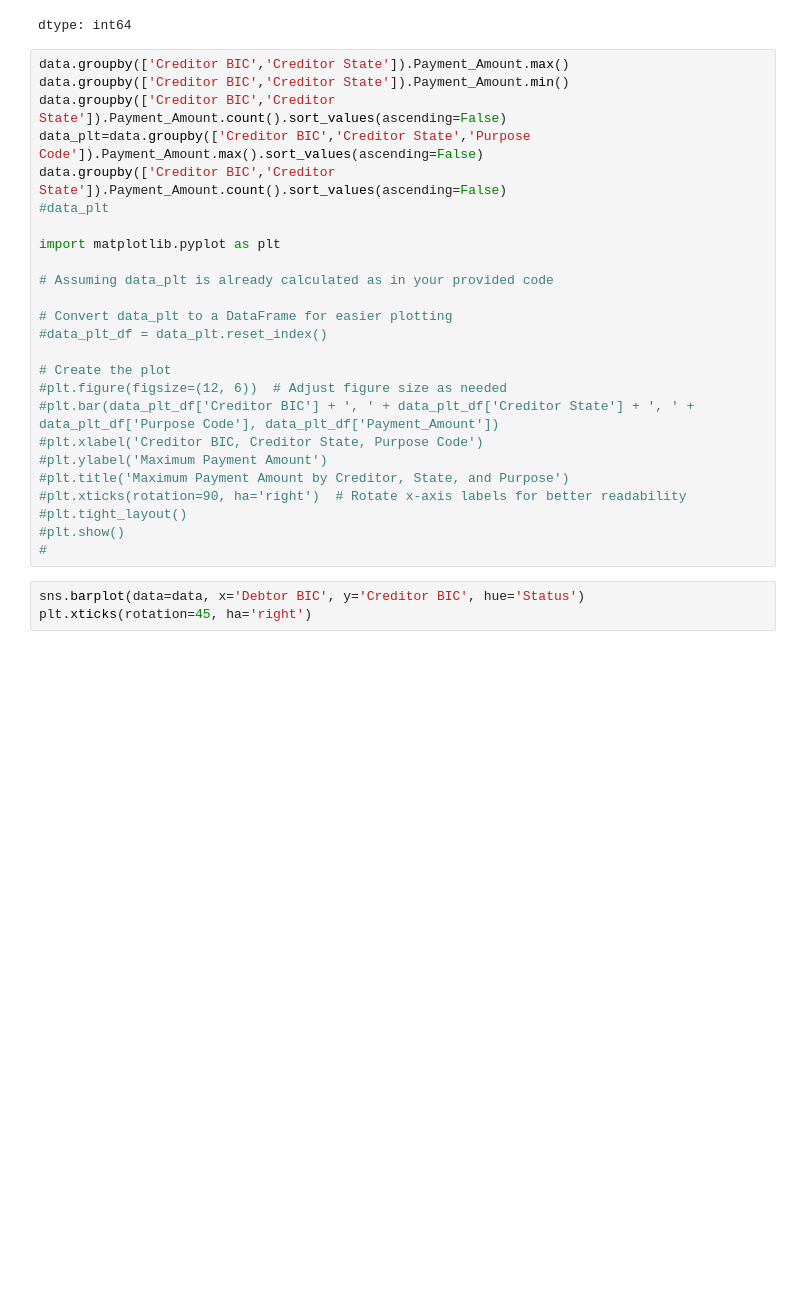
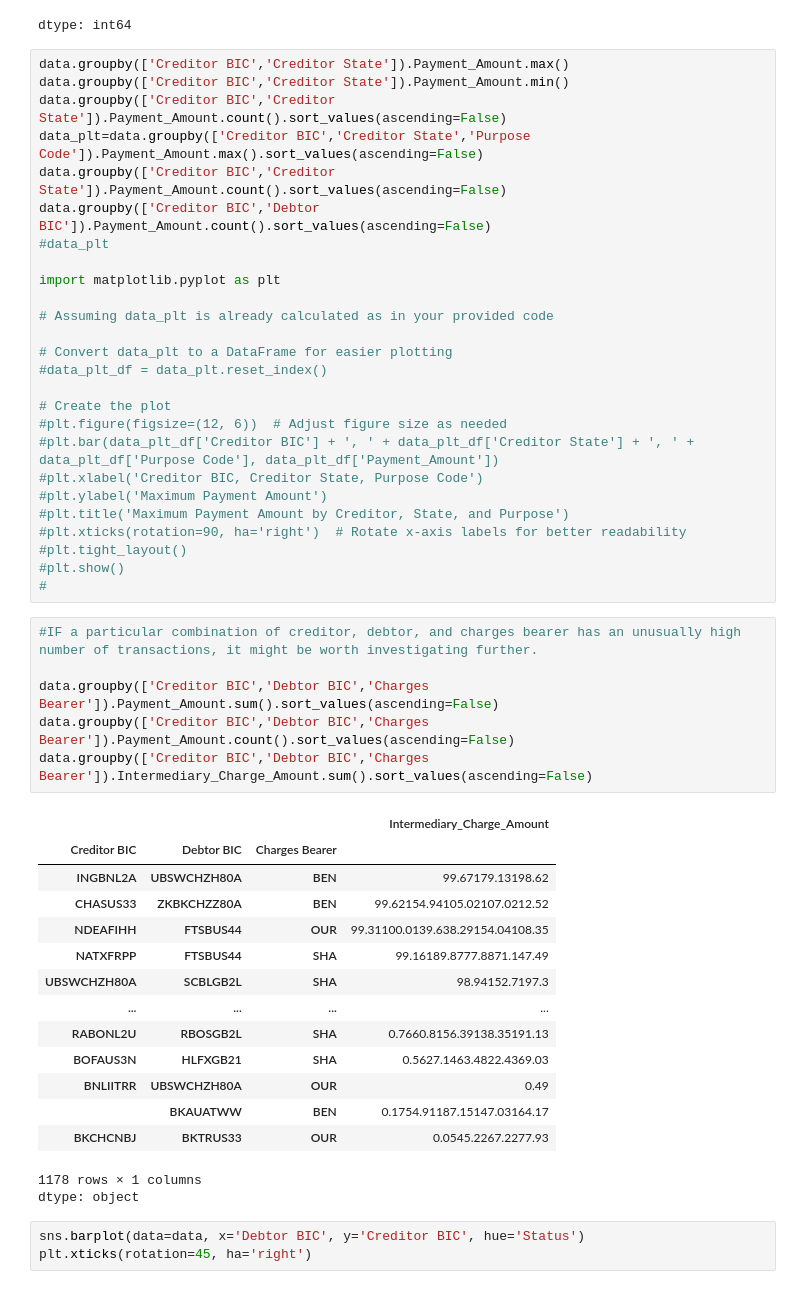
Before and after one commit to vijaykumarharakuni/data_analysis, a Jupyter notebook: Payment_Data.ipynb, the cells around one changed output. Drawn from its saved outputs; the diff is of its cells as text; blank space fills up the shorter version.

```diff
--- a/Payment_Data.ipynb
+++ b/Payment_Data.ipynb
@@ -335,6 +335,7 @@ data.groupby(['Creditor BIC','Creditor State']).Payment_Amount.min()
 data.groupby(['Creditor BIC','Creditor State']).Payment_Amount.count().sort_values(ascending=False)
 data_plt=data.groupby(['Creditor BIC','Creditor State','Purpose Code']).Payment_Amount.max().sort_values(ascending=False)
 data.groupby(['Creditor BIC','Creditor State']).Payment_Amount.count().sort_values(ascending=False)
+data.groupby(['Creditor BIC','Debtor BIC']).Payment_Amount.count().sort_values(ascending=False)
 #data_plt
 
 import matplotlib.pyplot as plt
@@ -354,6 +355,28 @@ import matplotlib.pyplot as plt
 #plt.tight_layout()
 #plt.show()
 #
+# %%
+#IF a particular combination of creditor, debtor, and charges bearer has an unusually high number of transactions, it might be worth investigating further.
+
+data.groupby(['Creditor BIC','Debtor BIC','Charges Bearer']).Payment_Amount.sum().sort_values(ascending=False)
+data.groupby(['Creditor BIC','Debtor BIC','Charges Bearer']).Payment_Amount.count().sort_values(ascending=False)
+data.groupby(['Creditor BIC','Debtor BIC','Charges Bearer']).Intermediary_Charge_Amount.sum().sort_values(ascending=False)
+# %% [output]
+|  |  |  | Intermediary_Charge_Amount |
+| Creditor BIC | Debtor BIC | Charges Bearer |  |
+| INGBNL2A | UBSWCHZH80A | BEN | 99.67179.13198.62 |
+| CHASUS33 | ZKBKCHZZ80A | BEN | 99.62154.94105.02107.0212.52 |
+| NDEAFIHH | FTSBUS44 | OUR | 99.31100.0139.638.29154.04108.35 |
+| NATXFRPP | FTSBUS44 | SHA | 99.16189.8777.8871.147.49 |
+| UBSWCHZH80A | SCBLGB2L | SHA | 98.94152.7197.3 |
+| ... | ... | ... | ... |
+| RABONL2U | RBOSGB2L | SHA | 0.7660.8156.39138.35191.13 |
+| BOFAUS3N | HLFXGB21 | SHA | 0.5627.1463.4822.4369.03 |
+| BNLIITRR | UBSWCHZH80A | OUR | 0.49 |
+|  | BKAUATWW | BEN | 0.1754.91187.15147.03164.17 |
+| BKCHCNBJ | BKTRUS33 | OUR | 0.0545.2267.2277.93 |
+1178 rows × 1 columns
+dtype: object
 # %%
 sns.barplot(data=data, x='Debtor BIC', y='Creditor BIC', hue='Status')
 plt.xticks(rotation=45, ha='right')
```
